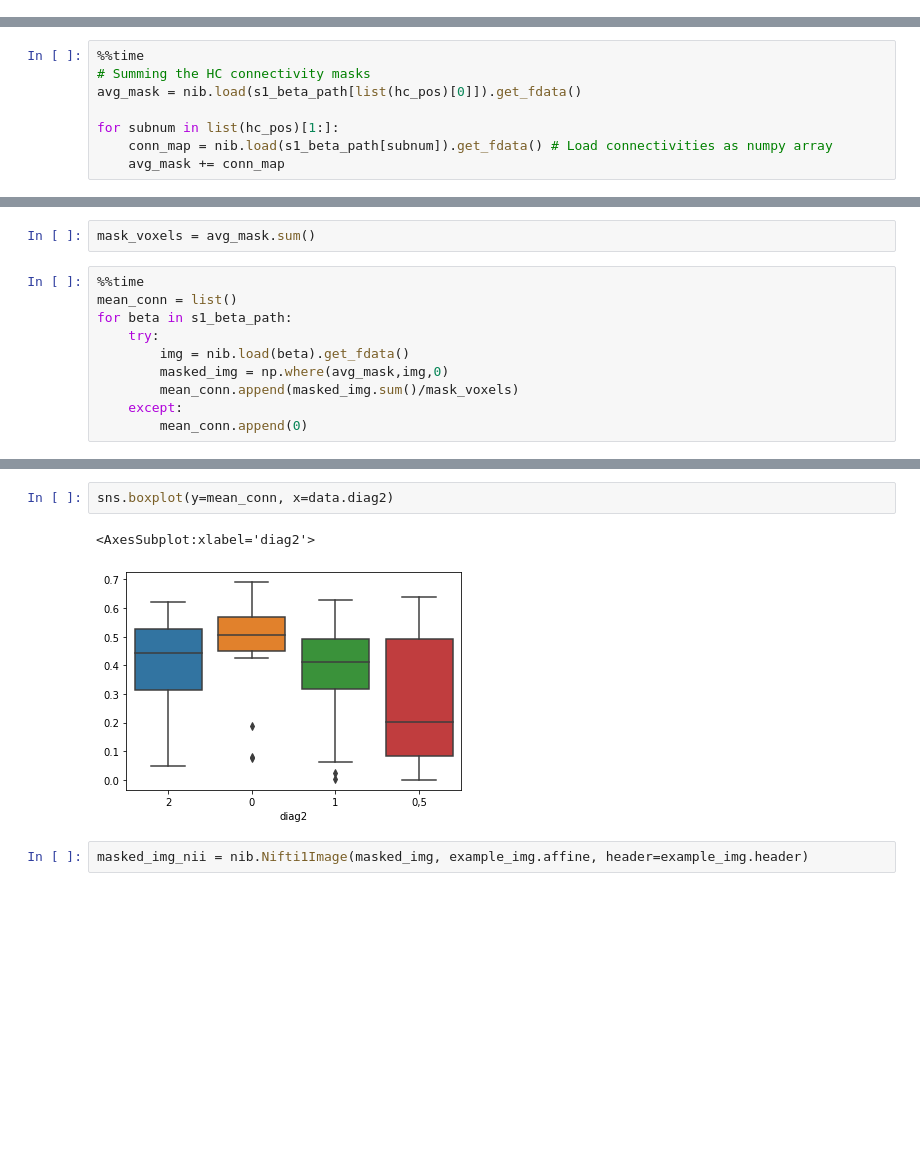
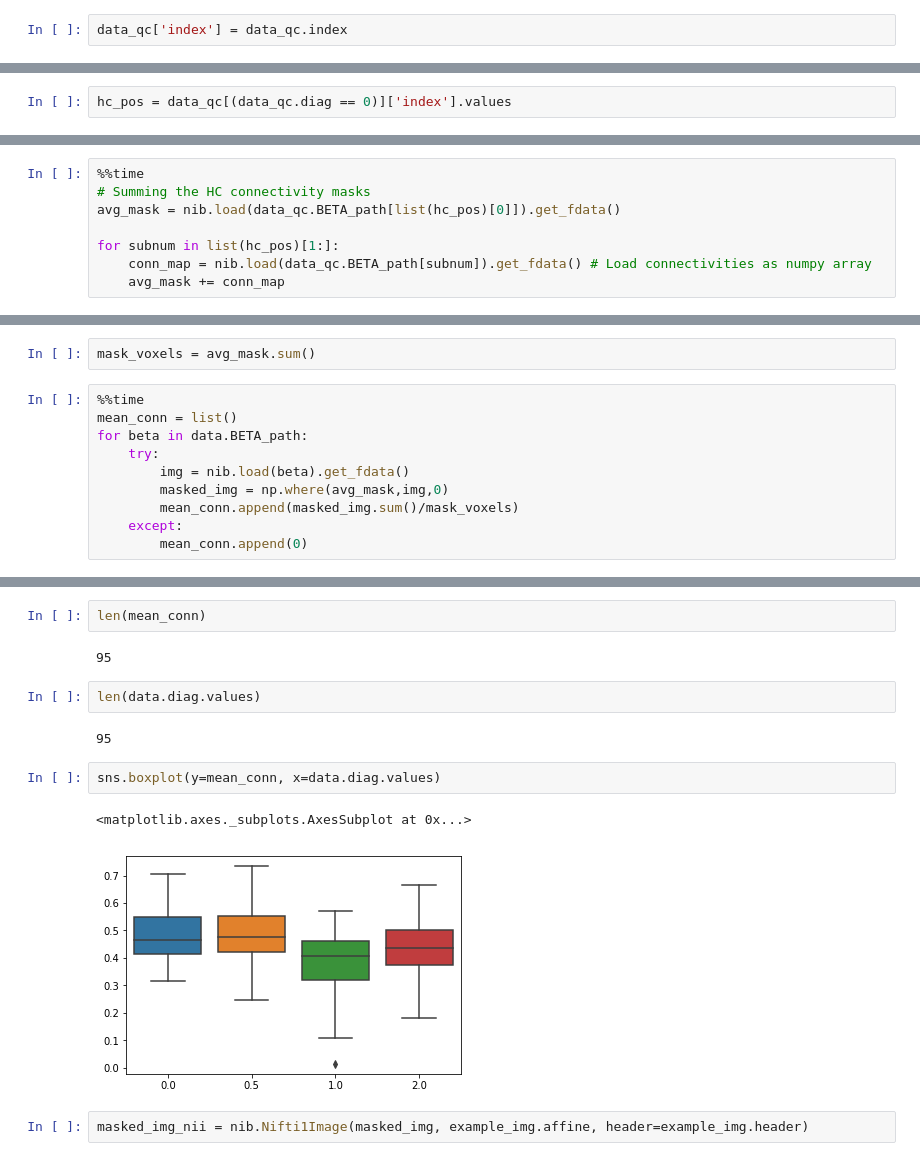
Before and after one commit to NeuroMET/Code_for_Paper_Myo-inositol_Goschel2021, a Jupyter notebook: notebooks/mIns_MRS_to_Voxel.ipynb, the cells around one changed output, grey strips where cells are left out. Cells and saved outputs as stored; diff of their text form; blank space fills up the shorter version.

```diff
--- a/notebooks/mIns_MRS_to_Voxel.ipynb
+++ b/notebooks/mIns_MRS_to_Voxel.ipynb
@@ -83,0 +85,2 @@ data.head()
+# %%
+data_qc['index'] = data_qc.index
@@ -94,0 +95,2 @@ array([ 1,  2,  4,  5,  6, 10, 14, 24, 26, 33, 35, 40, 42, 43, 46, 57, 68,
+# %%
+hc_pos = data_qc[(data_qc.diag == 0)]['index'].values
@@ -95,9 +105,9 @@ array([ 1,  2,  4,  5,  6, 10, 14, 24, 26, 33, 35, 40, 42, 43, 46, 57, 68,
 # %%
 %%time
 # Summing the HC connectivity masks
-avg_mask = nib.load(s1_beta_path[list(hc_pos)[0]]).get_fdata()
+avg_mask = nib.load(data_qc.BETA_path[list(hc_pos)[0]]).get_fdata()
 
 for subnum in list(hc_pos)[1:]:
-    conn_map = nib.load(s1_beta_path[subnum]).get_fdata() # Load connectivities as numpy array
+    conn_map = nib.load(data_qc.BETA_path[subnum]).get_fdata() # Load connectivities as numpy array
     avg_mask += conn_map
 # %% [output]
@@ -133,7 +143,7 @@ mask_voxels = avg_mask.sum()
 # %%
 %%time
 mean_conn = list()
-for beta in s1_beta_path:
+for beta in data.BETA_path:
     try:
         img = nib.load(beta).get_fdata()
         masked_img = np.where(avg_mask,img,0)
@@ -146,8 +156,16 @@ Wall time: 56.5 s
+# %%
+len(mean_conn)
+# %% [output]
+95
+# %%
+len(data.diag.values)
+# %% [output]
+95
 # %%
-sns.boxplot(y=mean_conn, x=data.diag2)
+sns.boxplot(y=mean_conn, x=data.diag.values)
 # %% [output]
-<AxesSubplot:xlabel='diag2'>
+<matplotlib.axes._subplots.AxesSubplot at 0x...>
-[figure, old version]
+[figure, new version]
 # %%
 masked_img_nii = nib.Nifti1Image(masked_img, example_img.affine, header=example_img.header)
 # %%
```
Also changed, not shown: parts of 21 cells of this notebook.
